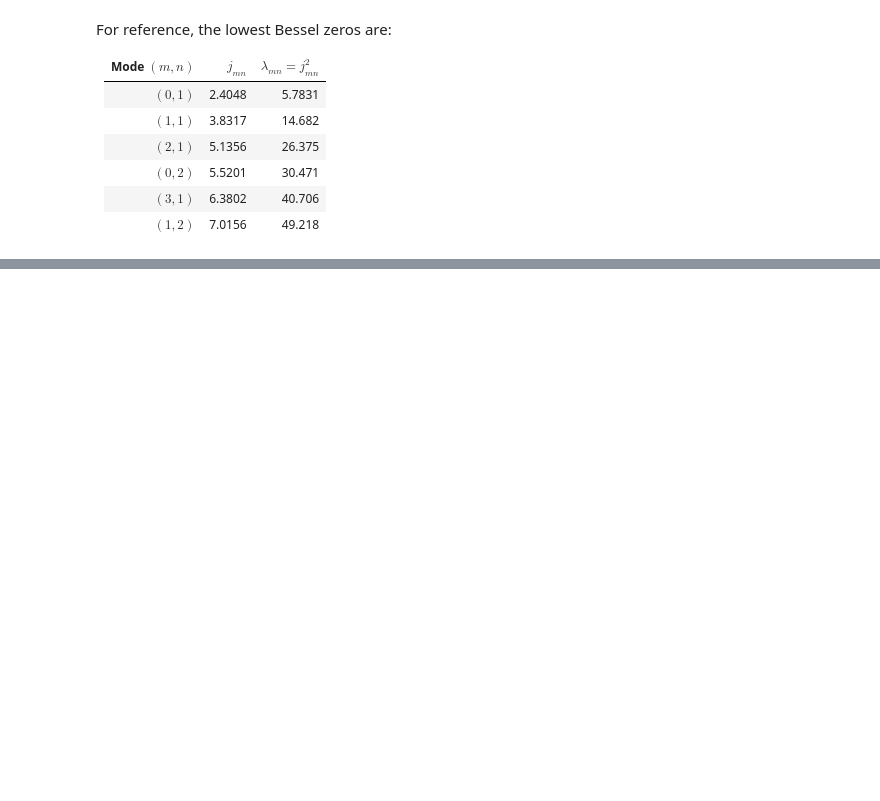
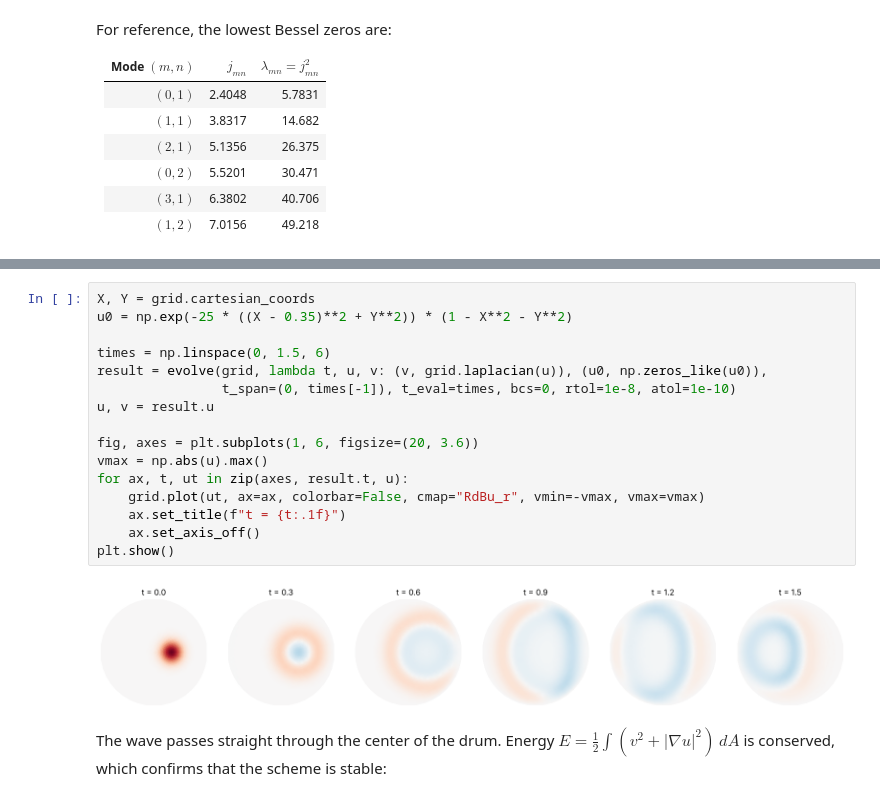
Before and after one commit to maroba/numgrids, a Jupyter notebook: examples/wave-equation-drum.ipynb, the cells around one changed output, grey strips where cells are left out. Drawn from its saved outputs; the diff is of its cells as text; blank space fills up the shorter version.

```diff
--- a/examples/wave-equation-drum.ipynb
+++ b/examples/wave-equation-drum.ipynb
@@ -168,0 +179,21 @@ max deviation: 2.41e-12
+# %%
+X, Y = grid.cartesian_coords
+u0 = np.exp(-25 * ((X - 0.35)**2 + Y**2)) * (1 - X**2 - Y**2)
+
+times = np.linspace(0, 1.5, 6)
+result = evolve(grid, lambda t, u, v: (v, grid.laplacian(u)), (u0, np.zeros_like(u0)),
+                t_span=(0, times[-1]), t_eval=times, bcs=0, rtol=1e-8, atol=1e-10)
+u, v = result.u
+
+fig, axes = plt.subplots(1, 6, figsize=(20, 3.6))
+vmax = np.abs(u).max()
+for ax, t, ut in zip(axes, result.t, u):
+    grid.plot(ut, ax=ax, colorbar=False, cmap="RdBu_r", vmin=-vmax, vmax=vmax)
+    ax.set_title(f"t = {t:.1f}")
+    ax.set_axis_off()
+plt.show()
+# %% [output]
+[figure, added]
+# %% [markdown]
+The wave passes straight through the center of the drum. Energy
+$E = \frac{1}{2}\int (v^2 + |\nabla u|^2)\, dA$ is conserved, which confirms that the scheme is stable:
```
Also changed, not shown: parts of 9 cells of this notebook, 20 other files.
